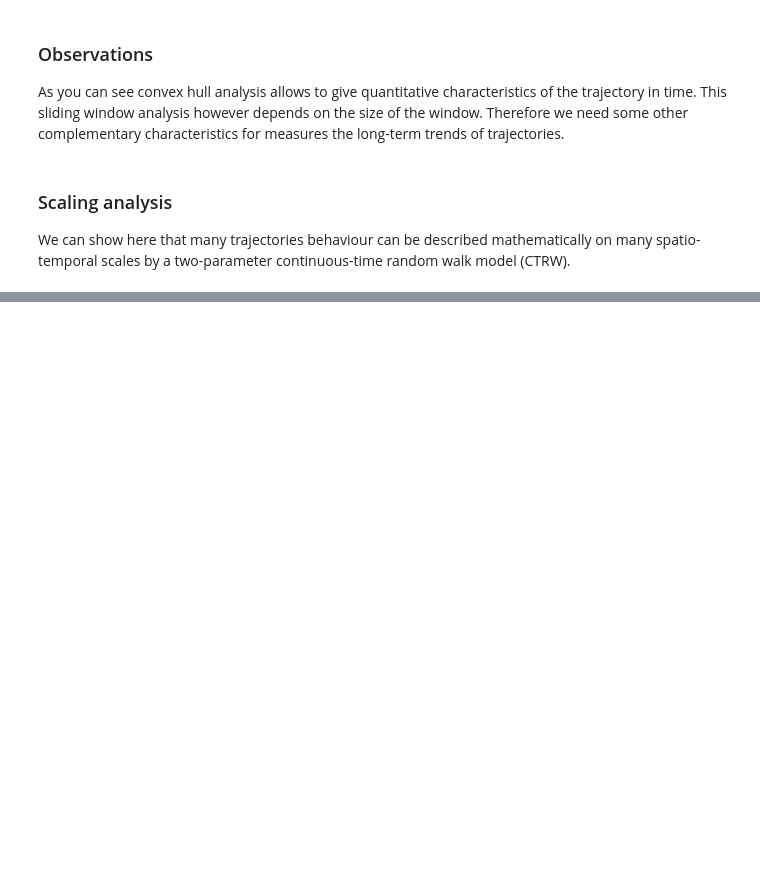
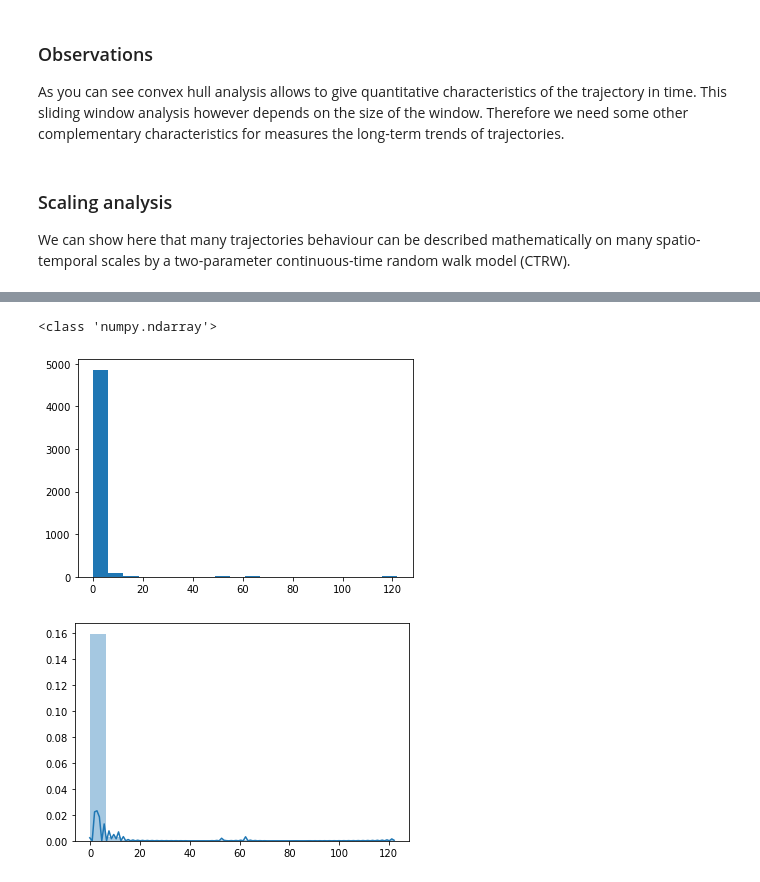
Before and after one commit to Liyubov/networks, a Jupyter notebook: analysis_of_trajectories.ipynb, the cells around one changed output, grey strips where cells are left out. Saved outputs shown, nothing was run; the diff lists cells and outputs as text; code cells hidden in the pictures; blank space fills up the shorter version.

```diff
--- a/analysis_of_trajectories.ipynb
+++ b/analysis_of_trajectories.ipynb
@@ -436,0 +526,40 @@ We can show here that many trajectories behaviour can be described mathematicall
+# %%
+### First we calculate the distribution P(\delta) of jumps
+import numpy as np
+import seaborn
+
+
+
+
+def calc_jump_dist(Xarray,Yarray): #function to calculate distribution of steps
+   # given arrays Xarray, Yarray of trajectories
+    dist = np.zeros(len(Xarray))
+    for i in range(0, len(Xarray)-1):
+        dist[i] = calc_dist(Xarray[i],Xarray[i+1],Yarray[i],Yarray[i+1])
+    return dist
+
+
+
+def calc_dist(x1,x2,y1,y2): #function to calculate distance between 2 points in 2D
+    return np.sqrt((x1-x2)*(x1-x2)+(y1-y2)*(y1-y2))
+
+
+# make sure that we get the right type of the data
+print(type(X_tr))
+
+# now we apply this function to routes dataframe
+jumps_lengths = calc_jump_dist(X_tr,Y_tr)
+
+
+
+# now we are plotting the histogram
+plt.hist(jumps_lengths, bins=20)
+ax.set_xscale('log')
+plt.show()
+
+seaborn.distplot(jumps_lengths, bins=20)
+plt.show()
+# %% [output]
+<class 'numpy.ndarray'>
+[figure, added]
+[figure, added]
```
Also changed, not shown: parts of 15 cells of this notebook, 1 other file.
